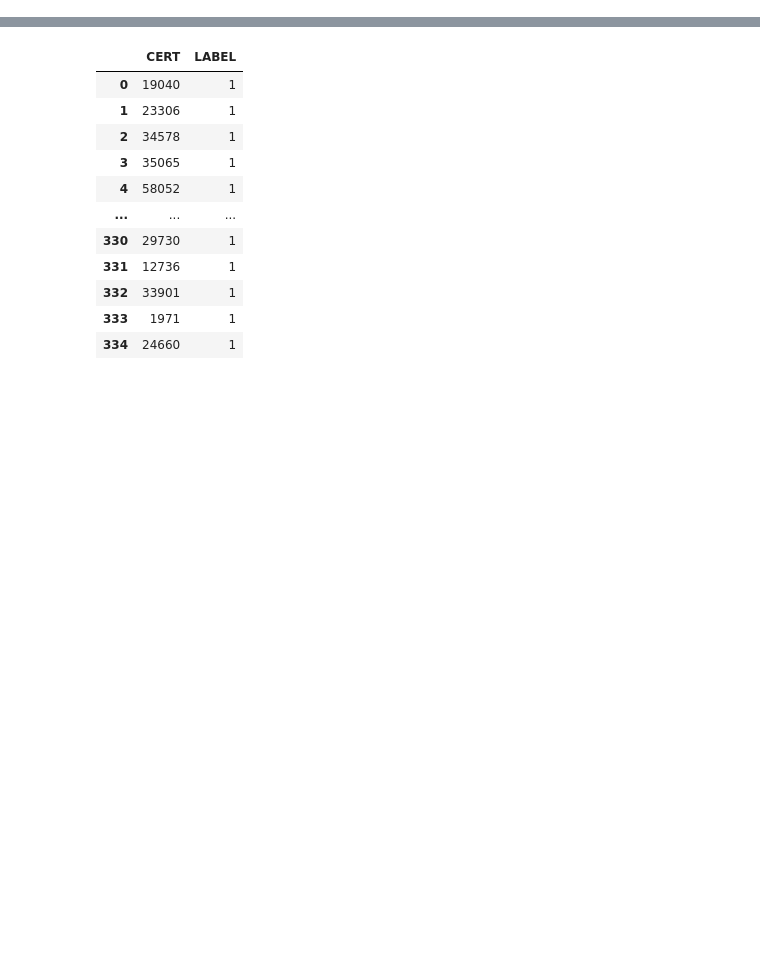
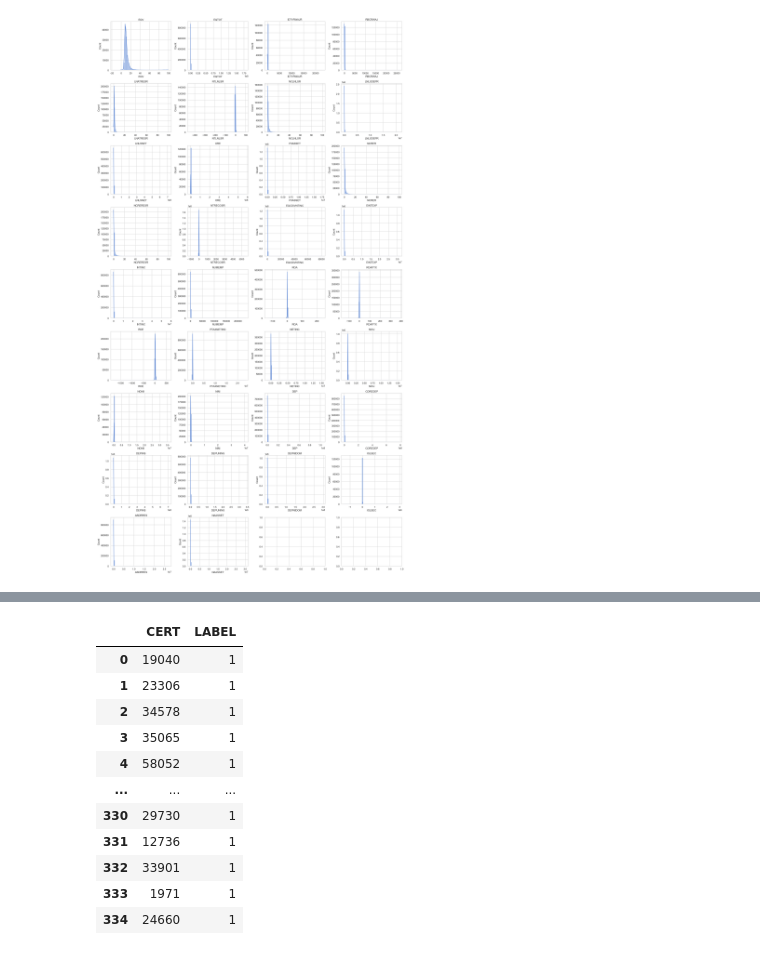
Before and after one commit to kkhalilli/financial_crisis_failure_prediction, a Jupyter notebook: bank_data_notebook.ipynb, the cells around one changed output, grey strips where cells are left out. Cells and saved outputs as stored; diff of their text form; code cells hidden in the pictures; blank space fills up the shorter version.

```diff
--- a/bank_data_notebook.ipynb
+++ b/bank_data_notebook.ipynb
@@ -99,0 +99,30 @@ Name: ORE, dtype: float64
+# %%
+# Set the visual style
+sns.set(style="whitegrid", palette="muted", color_codes=True)
+
+# Plot distributions
+def plot_feature_distributions(df, features, bins=50):
+    n_cols = 4
+    n_rows = (len(features) + n_cols - 1) // n_cols
+
+    fig, axes = plt.subplots(n_rows, n_cols, figsize=(20, 4 * n_rows))
+    axes = axes.flatten()
+
+    for i, feature in enumerate(features):
+        if feature in df.columns:
+            sns.histplot(df[feature].dropna(), kde=True, bins=bins, ax=axes[i])
+            axes[i].set_title(feature)
+        else:
+            axes[i].axis("off")
+
+    # # Turn off any unused subplots
+    # for j in range(i + 1, len(axes)):
+    #     axes[j].axis("off")
+
+    plt.tight_layout()
+    plt.show()
+
+# Run the plot function
+plot_feature_distributions(cleaned_merged_df, camel_core_features)
+# %% [output]
+[figure, added]
```
Also changed, not shown: parts of 19 cells of this notebook, 2 other files.
